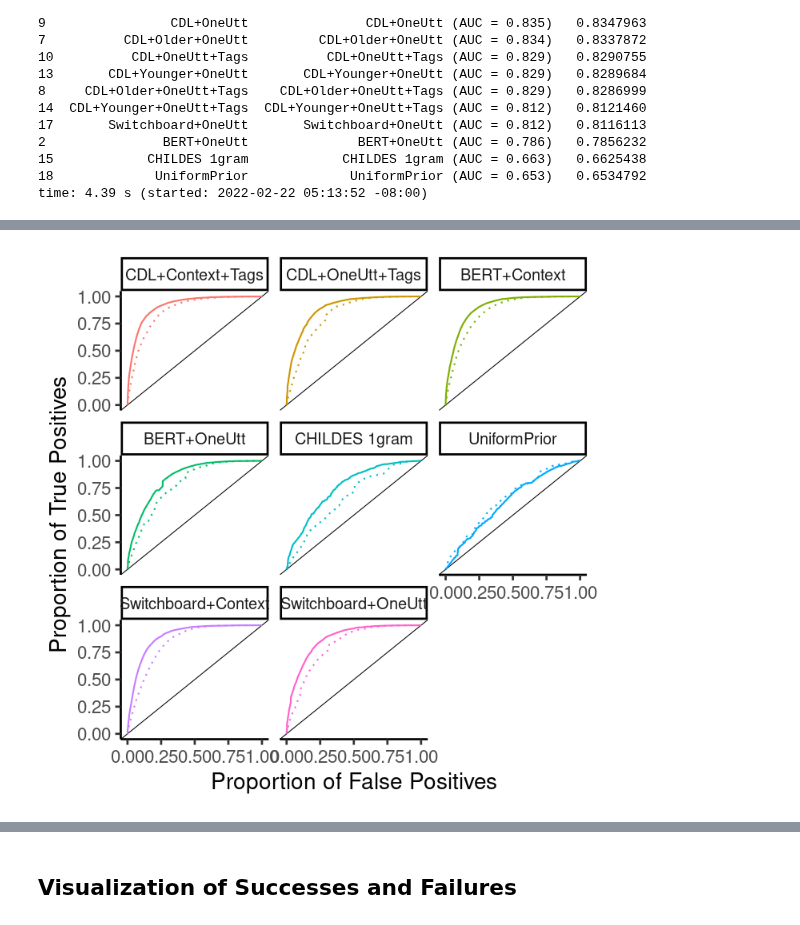
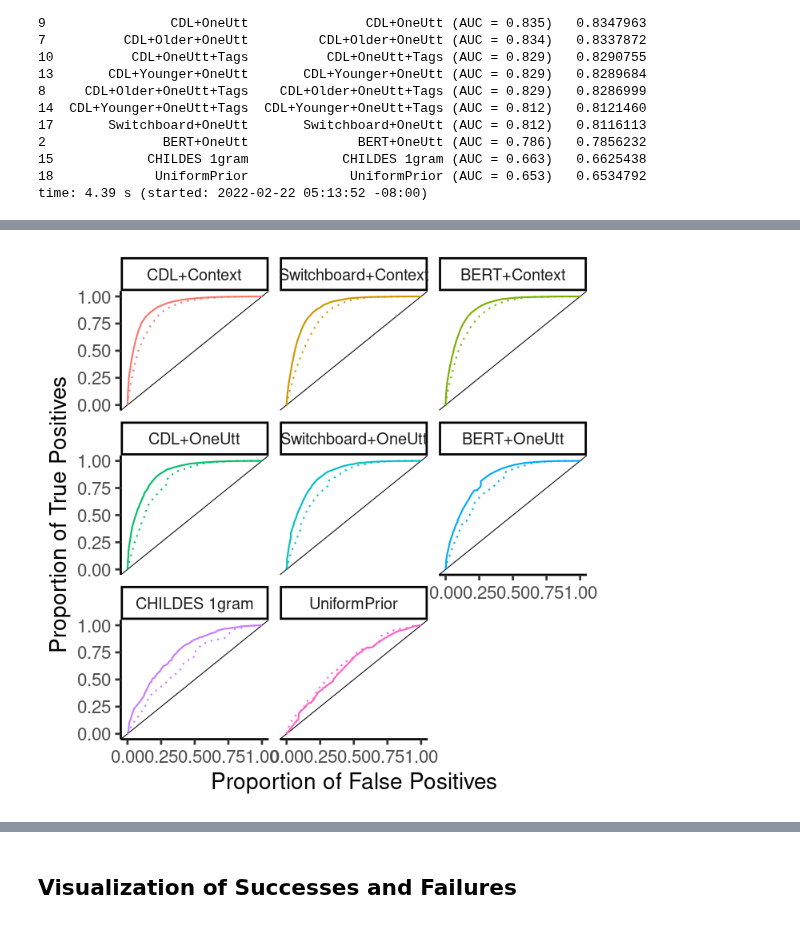
Before and after one commit to smeylan/child-directed-listening, a Jupyter notebook: src/tier_3/2 - Models Across Time Analyses.ipynb, the cells around one changed output, grey strips where cells are left out. Saved outputs shown, nothing was run; the diff lists cells and outputs as text; code cells hidden in the pictures.

```diff
--- a/src/tier_3/2 - Models Across Time Analyses.ipynb
+++ b/src/tier_3/2 - Models Across Time Analyses.ipynb
@@ -629,0 +612,9 @@ time: 56.1 ms (started: 2022-02-22 05:13:57 -08:00)
+# %%
+%%R
+# fix the model titles and the line colors
+scores_across_time_short_lev$model_shortname= gsub('\\+Tags','',scores_across_time_short_lev$model)
+scores_across_time_short_lev$model_shortname = factor(scores_across_time_short_lev$model_shortname, levels = models_for_8_plots)
+
+
+scores_across_time_short_wfst$model_shortname= gsub('\\+Tags','',scores_across_time_short_wfst$model)
+scores_across_time_short_wfst$model_shortname = factor(scores_across_time_short_wfst$model_shortname, levels = models_for_8_plots)
@@ -630,13 +623,14 @@ time: 56.1 ms (started: 2022-02-22 05:13:57 -08:00)
 # %%
 %%R -h 700 -w 700
 p1 = ggplot(filter_model_subset(scores_across_time_short_lev, overview_set),
-       aes(d=set_binarized, m=posterior_entropy, color=model), linetype = 'dashed'
+       aes(d=set_binarized, m=posterior_entropy, color=model_shortname), linetype = 'dashed'
 ) + theme_classic(base_size=28)+ geom_roc(n.cuts=0, linetype="dotted") + xlab('Proportion of False Positives'
 ) + ylab('Proportion of True Positives') + theme(legend.position="none")  + geom_abline(intercept=0, slope=1
-) + facet_wrap(~model) + geom_roc(data=filter_model_subset(scores_across_time_short_wfst,
+) + facet_wrap(~model_shortname) + geom_roc(data=filter_model_subset(scores_across_time_short_wfst,
 overview_set), aes(d=set_binarized,
-m=posterior_entropy, color=model), n.cuts=0) + theme(strip.text.x = element_text(size = 20))
-ggsave('../../output/figures/roc_levdist.pdf', height=10, width=10)
+m=posterior_entropy, color=model_shortname), n.cuts=0) + theme(strip.text.x = element_text(size = 20))
+ggsave('../../output/figures/roc_levdist.pdf', height=10, width=10)   + scale_color_manual(
+        values=colors_for_8_plots)
 print(p1)
 # %% [output]
-[figure, old version]
+[figure, new version]
```
Also changed, not shown: parts of 38 cells of this notebook, 1 other file.
